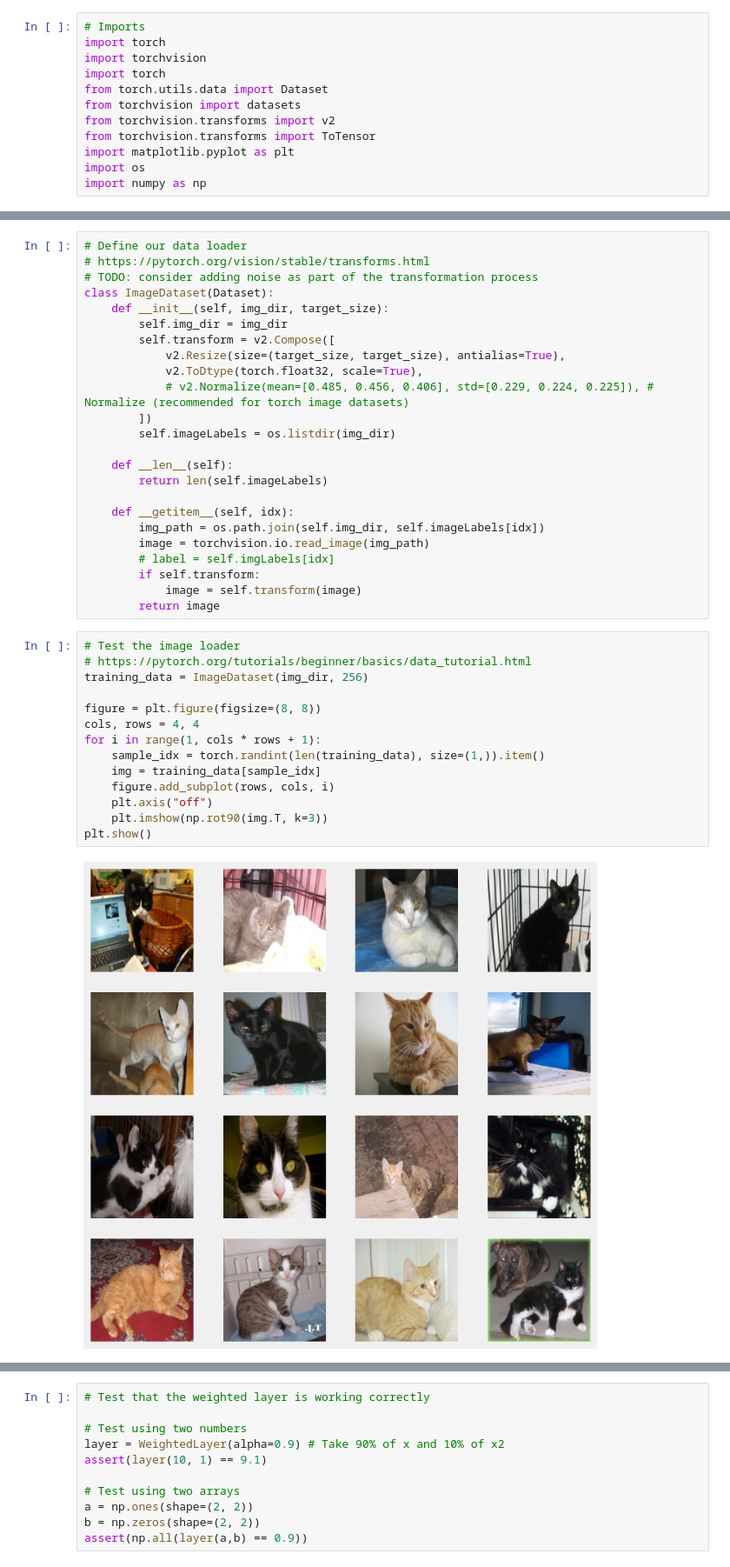
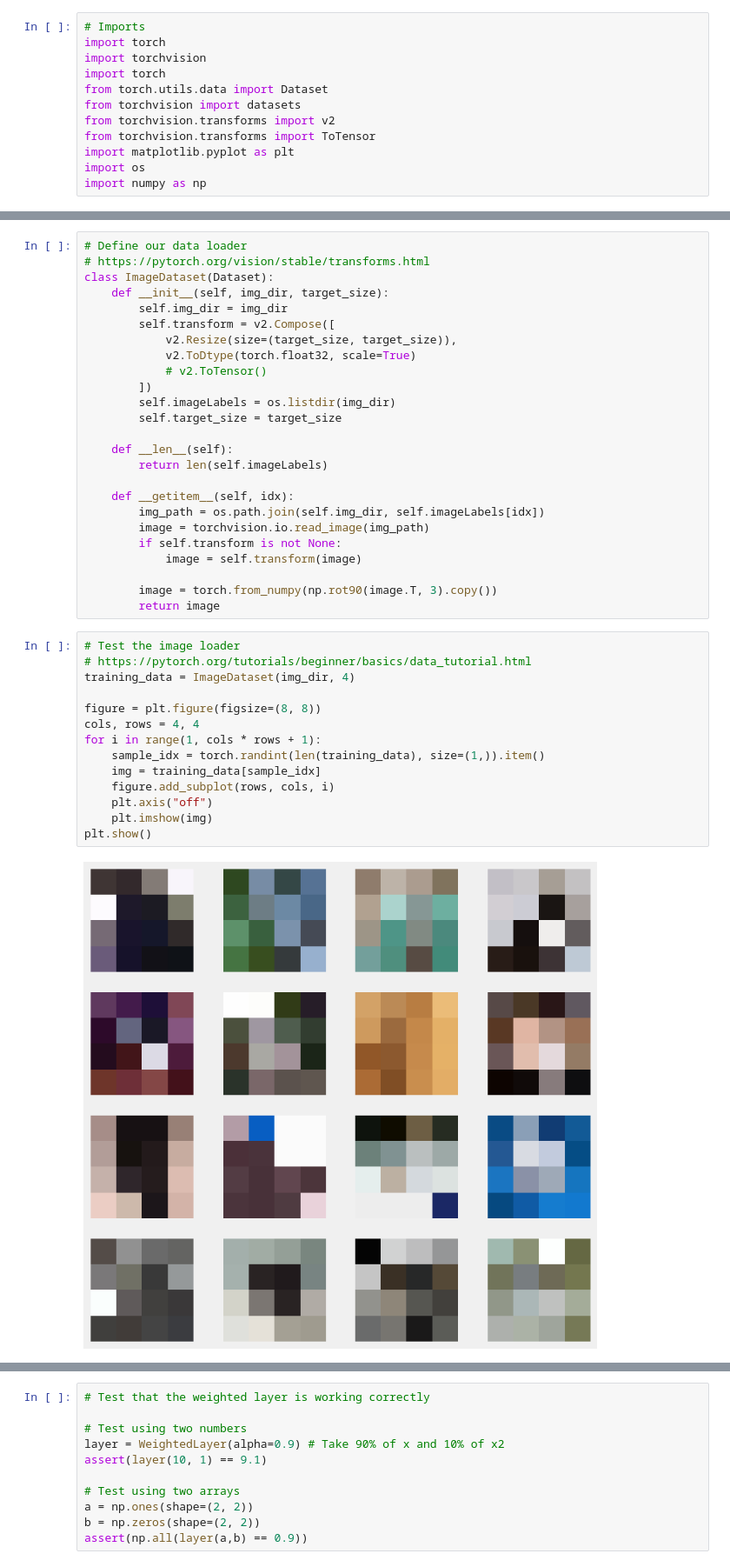
Before and after one commit to Eadyn/GAN-Cats, a Jupyter notebook: gan.ipynb, the cells around one changed output, grey strips where cells are left out. Shown at 87% size. Cells and saved outputs as stored; diff of their text form.

```diff
--- a/gan.ipynb
+++ b/gan.ipynb
@@ -28,16 +34,16 @@ else:
 # %%
 # Define our data loader
 # https://pytorch.org/vision/stable/transforms.html
-# TODO: consider adding noise as part of the transformation process
 class ImageDataset(Dataset):
     def __init__(self, img_dir, target_size):
         self.img_dir = img_dir
         self.transform = v2.Compose([
-            v2.Resize(size=(target_size, target_size), antialias=True),
-            v2.ToDtype(torch.float32, scale=True),
-            # v2.Normalize(mean=[0.485, 0.456, 0.406], std=[0.229, 0.224, 0.225]), # Normalize (recommended for torch image datasets)
+            v2.Resize(size=(target_size, target_size)),
+            v2.ToDtype(torch.float32, scale=True)
+            # v2.ToTensor()
         ])
         self.imageLabels = os.listdir(img_dir)
+        self.target_size = target_size
 
     def __len__(self):
         return len(self.imageLabels)
@@ -45,23 +51,24 @@ class ImageDataset(Dataset):
     def __getitem__(self, idx):
         img_path = os.path.join(self.img_dir, self.imageLabels[idx])
         image = torchvision.io.read_image(img_path)
-        # label = self.imgLabels[idx]
-        if self.transform:
+        if self.transform is not None:
             image = self.transform(image)
+
+        image = torch.from_numpy(np.rot90(image.T, 3).copy())
         return image
 # %%
 # Test the image loader
 # https://pytorch.org/tutorials/beginner/basics/data_tutorial.html
-training_data = ImageDataset(img_dir, 256)
+training_data = ImageDataset(img_dir, 4)
 
 figure = plt.figure(figsize=(8, 8))
 cols, rows = 4, 4
 for i in range(1, cols * rows + 1):
     sample_idx = torch.randint(len(training_data), size=(1,)).item()
     img = training_data[sample_idx]
     figure.add_subplot(rows, cols, i)
     plt.axis("off")
-    plt.imshow(np.rot90(img.T, k=3))
+    plt.imshow(img)
 plt.show()
 # %% [output]
-[figure, old version]
+[figure, new version]
```
Also changed, not shown: parts of 13 cells of this notebook, 2 other files.
